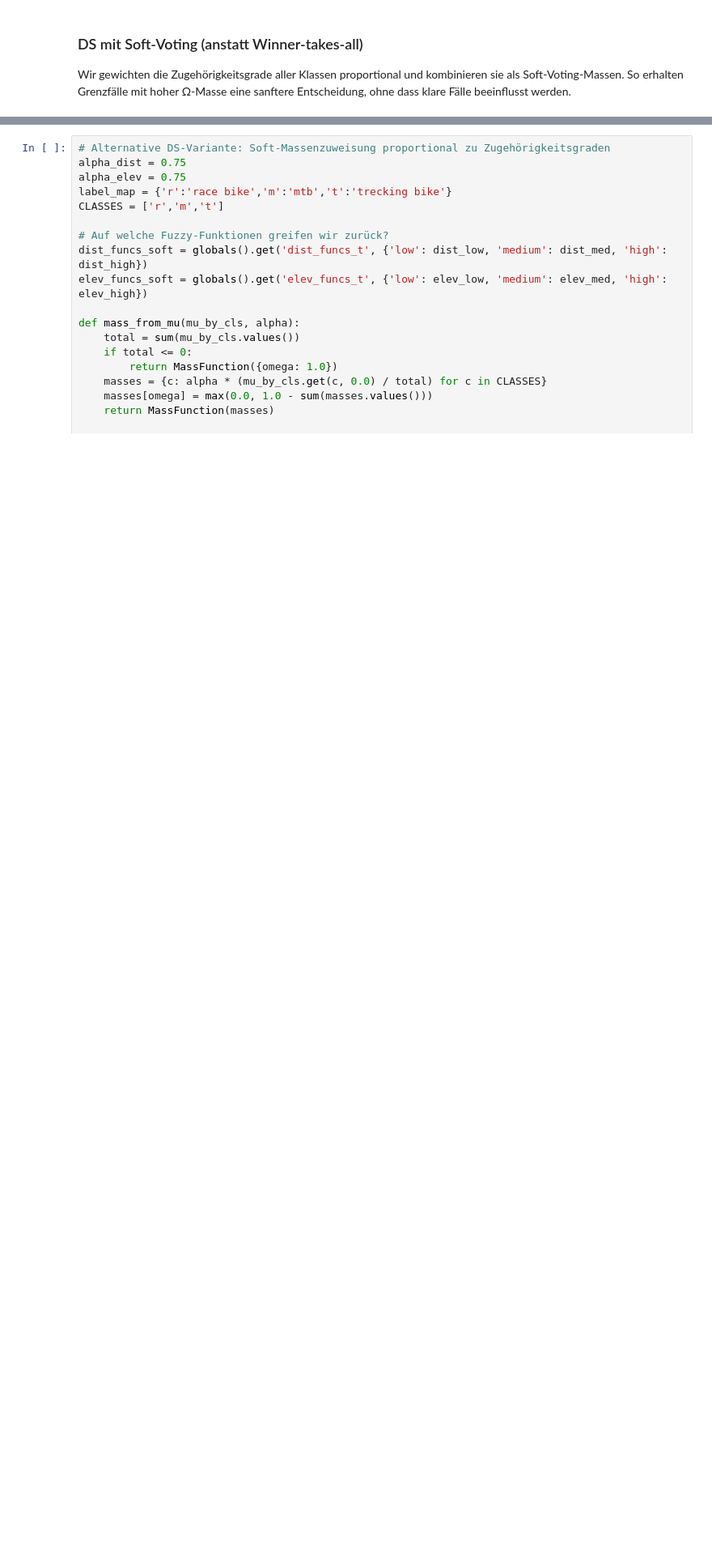
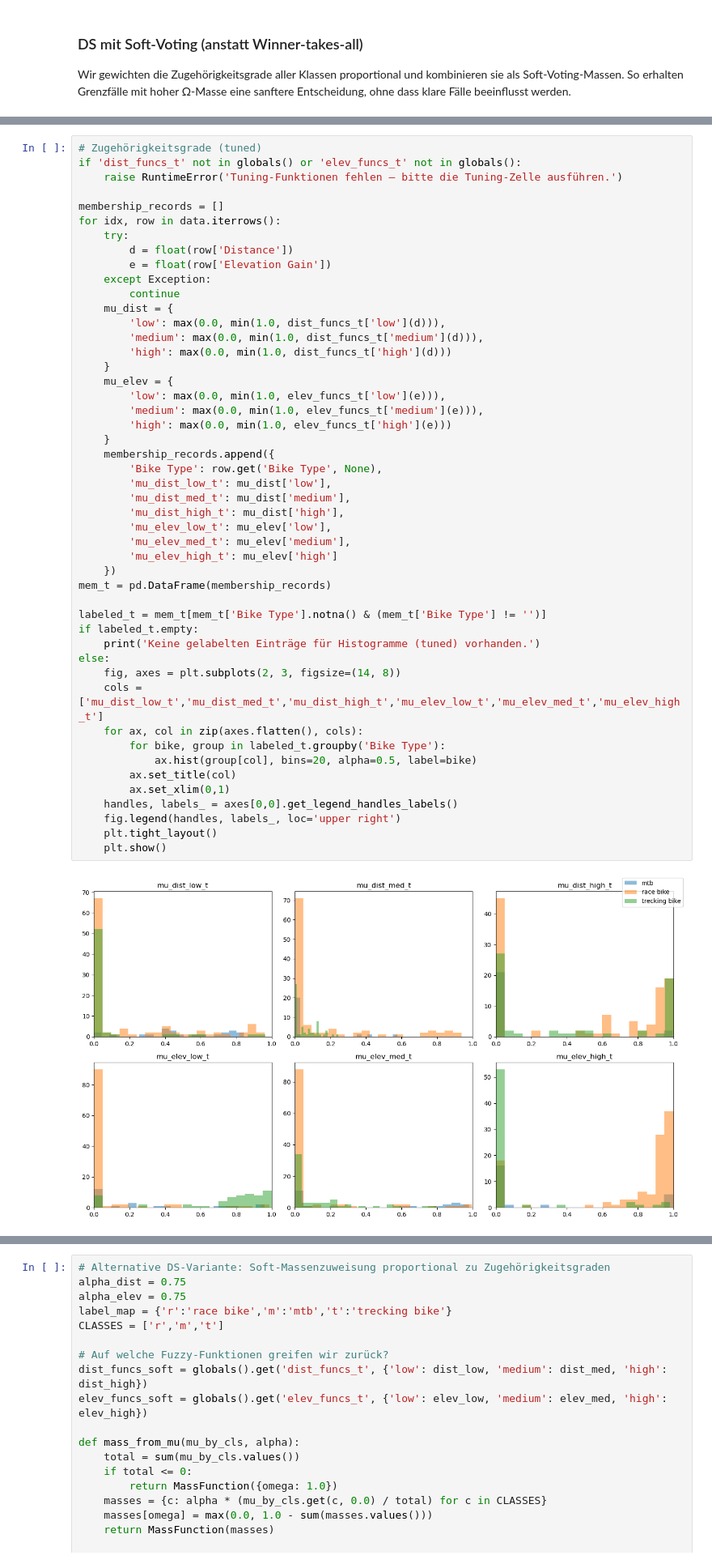
Before and after one commit to litithio/EVIDENCE_CBR, a Jupyter notebook: Assignment_Evidence_CBR.ipynb, the cells around one changed output, grey strips where cells are left out. Shown at 81% size. Cells and saved outputs as stored; diff of their text form; blank space fills up the shorter version.

```diff
--- a/Assignment_Evidence_CBR.ipynb
+++ b/Assignment_Evidence_CBR.ipynb
@@ -745,0 +869,50 @@ Wir gewichten die Zugehörigkeitsgrade aller Klassen proportional und kombiniere
+# %%
+# Zugehörigkeitsgrade (tuned)
+if 'dist_funcs_t' not in globals() or 'elev_funcs_t' not in globals():
+    raise RuntimeError('Tuning-Funktionen fehlen – bitte die Tuning-Zelle ausführen.')
+
+membership_records = []
+for idx, row in data.iterrows():
+    try:
+        d = float(row['Distance'])
+        e = float(row['Elevation Gain'])
+    except Exception:
+        continue
+    mu_dist = {
+        'low': max(0.0, min(1.0, dist_funcs_t['low'](d))),
+        'medium': max(0.0, min(1.0, dist_funcs_t['medium'](d))),
+        'high': max(0.0, min(1.0, dist_funcs_t['high'](d)))
+    }
+    mu_elev = {
+        'low': max(0.0, min(1.0, elev_funcs_t['low'](e))),
+        'medium': max(0.0, min(1.0, elev_funcs_t['medium'](e))),
+        'high': max(0.0, min(1.0, elev_funcs_t['high'](e)))
+    }
+    membership_records.append({
+        'Bike Type': row.get('Bike Type', None),
+        'mu_dist_low_t': mu_dist['low'],
+        'mu_dist_med_t': mu_dist['medium'],
+        'mu_dist_high_t': mu_dist['high'],
+        'mu_elev_low_t': mu_elev['low'],
+        'mu_elev_med_t': mu_elev['medium'],
+        'mu_elev_high_t': mu_elev['high']
+    })
+mem_t = pd.DataFrame(membership_records)
+
+labeled_t = mem_t[mem_t['Bike Type'].notna() & (mem_t['Bike Type'] != '')]
+if labeled_t.empty:
+    print('Keine gelabelten Einträge für Histogramme (tuned) vorhanden.')
+else:
+    fig, axes = plt.subplots(2, 3, figsize=(14, 8))
+    cols = ['mu_dist_low_t','mu_dist_med_t','mu_dist_high_t','mu_elev_low_t','mu_elev_med_t','mu_elev_high_t']
+    for ax, col in zip(axes.flatten(), cols):
+        for bike, group in labeled_t.groupby('Bike Type'):
+            ax.hist(group[col], bins=20, alpha=0.5, label=bike)
+        ax.set_title(col)
+        ax.set_xlim(0,1)
+    handles, labels_ = axes[0,0].get_legend_handles_labels()
+    fig.legend(handles, labels_, loc='upper right')
+    plt.tight_layout()
+    plt.show()
+# %% [output]
+[figure, added]
```
Also changed, not shown: parts of 5 cells of this notebook.
